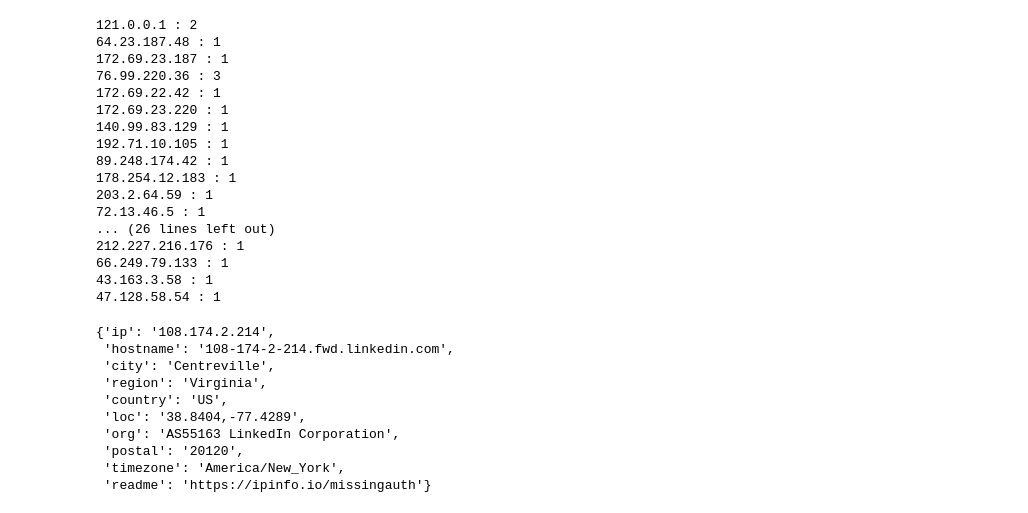
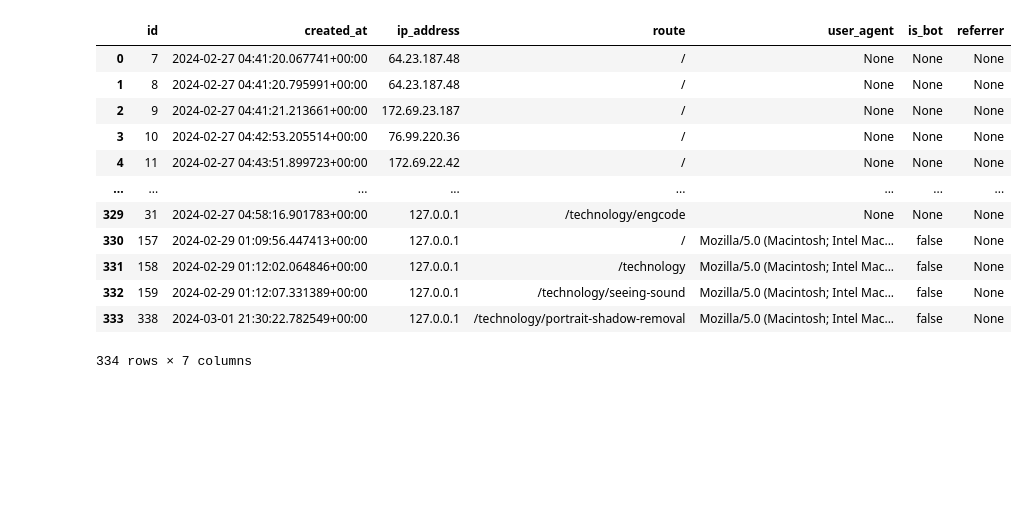
Before and after one commit to isaacwasserman/IsaacWasserman, a Jupyter notebook: analytics.ipynb, the cells around one changed output. Drawn from its saved outputs; the diff is of its cells as text; code cells hidden in the pictures; blank space fills up the shorter version.

Commit message:
added referrer

```diff
--- a/analytics.ipynb
+++ b/analytics.ipynb
@@ -53,41 +21,0 @@ for visitor, visits in visits_by_visitor.items():
-# %%
-for key in sessions_by_visitor:
-    print(key, ":", len(sessions_by_visitor[key]))
-# %% [output]
-121.0.0.1 : 2
-64.23.187.48 : 1
-172.69.23.187 : 1
-76.99.220.36 : 3
-172.69.22.42 : 1
-172.69.23.220 : 1
-140.99.83.129 : 1
-192.71.10.105 : 1
-89.248.174.42 : 1
-178.254.12.183 : 1
-203.2.64.59 : 1
-72.13.46.5 : 1
-... (26 lines left out)
-212.227.216.176 : 1
-66.249.79.133 : 1
-43.163.3.58 : 1
-47.128.58.54 : 1
-# %%
-response = urlopen("https://ipinfo.io/108.174.2.214/json")
-response = json.load(response)
-# location_data = {
-#     "city": response.get("city"),
-#     "region": response.get("region"),
-#     "country": response.get("country_name")
-# }
-response
-# %% [output]
-{'ip': '108.174.2.214',
- 'hostname': '108-174-2-214.fwd.linkedin.com',
- 'city': 'Centreville',
- 'region': 'Virginia',
- 'country': 'US',
- 'loc': '38.8404,-77.4289',
- 'org': 'AS55163 LinkedIn Corporation',
- 'postal': '20120',
- 'timezone': 'America/New_York',
- 'readme': 'https://ipinfo.io/missingauth'}
@@ -125,0 +22,19 @@ session_df = pd.DataFrame(session_df)
+# %%
+visits = deepcopy(response.data)
+visits_df = pd.DataFrame(visits)
+visits_df['created_at'] = pd.to_datetime(visits_df['created_at'])
+visits_df
+# %% [output]
+|  | id | created_at | ip_address | route | user_agent | is_bot | referrer |
+| 0 | 7 | 2024-02-27 04:41:20.067741+00:00 | 64.23.187.48 | / | None | None | None |
+| 1 | 8 | 2024-02-27 04:41:20.795991+00:00 | 64.23.187.48 | / | None | None | None |
+| 2 | 9 | 2024-02-27 04:41:21.213661+00:00 | 172.69.23.187 | / | None | None | None |
+| 3 | 10 | 2024-02-27 04:42:53.205514+00:00 | 76.99.220.36 | / | None | None | None |
+| 4 | 11 | 2024-02-27 04:43:51.899723+00:00 | 172.69.22.42 | / | None | None | None |
+| ... | ... | ... | ... | ... | ... | ... | ... |
+| 329 | 31 | 2024-02-27 04:58:16.901783+00:00 | 127.0.0.1 | /technology/engcode | None | None | None |
+| 330 | 157 | 2024-02-29 01:09:56.447413+00:00 | 127.0.0.1 | / | Mozilla/5.0 (Macintosh; Intel Mac... | false | None |
+| 331 | 158 | 2024-02-29 01:12:02.064846+00:00 | 127.0.0.1 | /technology | Mozilla/5.0 (Macintosh; Intel Mac... | false | None |
+| 332 | 159 | 2024-02-29 01:12:07.331389+00:00 | 127.0.0.1 | /technology/seeing-sound | Mozilla/5.0 (Macintosh; Intel Mac... | false | None |
+| 333 | 338 | 2024-03-01 21:30:22.782549+00:00 | 127.0.0.1 | /technology/portrait-shadow-removal | Mozilla/5.0 (Macintosh; Intel Mac... | false | None |
+334 rows × 7 columns
```
Also changed, not shown: parts of 6 cells of this notebook, 1 other file.
